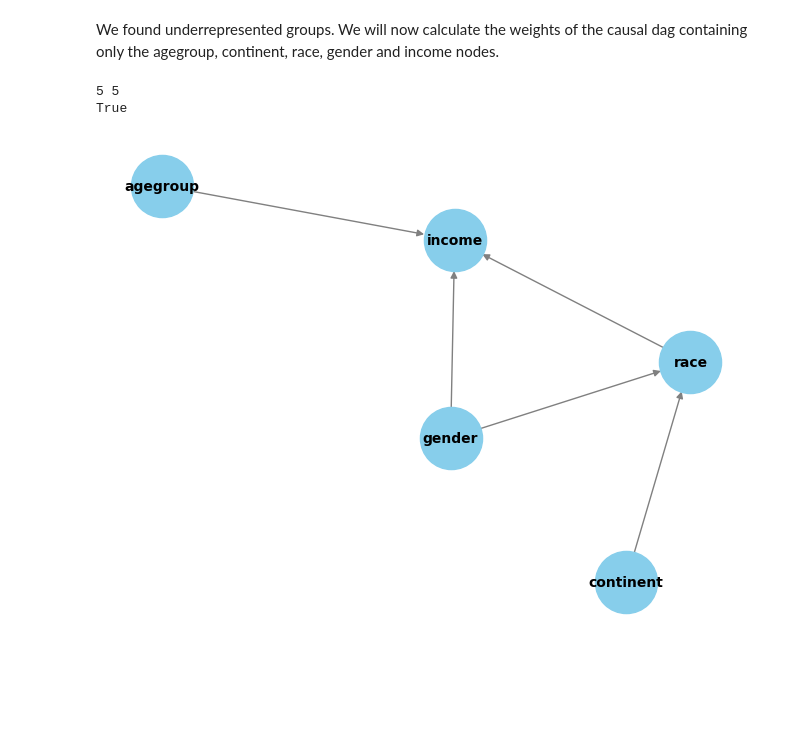
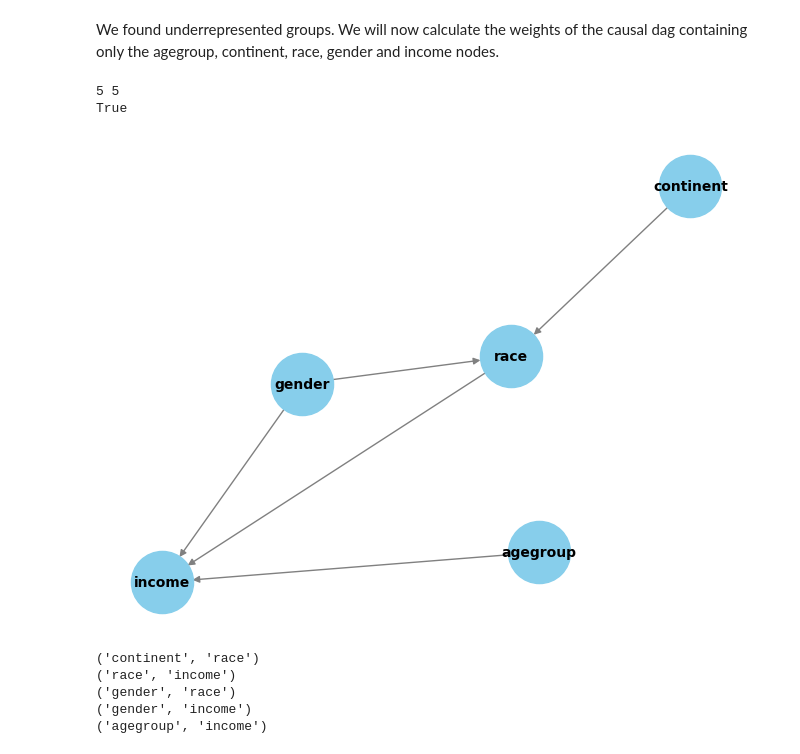
Before and after one commit to Strugoeden121/DataScience236006-Final, a Jupyter notebook: proj.ipynb, the cells around one changed output. Saved outputs shown, nothing was run; the diff lists cells and outputs as text; code cells hidden in the pictures; blank space fills up the shorter version.

```diff
--- a/proj.ipynb
+++ b/proj.ipynb
@@ -264,47 +264,46 @@ dag_data = [
     ('gender', 'race'),
     ('gender', 'relationship'),
     ('gender', 'work_class'),
     ('gender', 'work_class'),
     ('work_class', 'income'),
 ]
 
 # keep only unique tuples
 dag_data = list(set(dag_data))
 # keep only tupples with both nodes conatained in the features: [age, gender, race, native-country, income]
 dag_data = [row for row in dag_data if row[0] in relevant_features and row[1] in relevant_features]
 # rename native-country to continent and age to agegroup
 dag_data = [(row[0].replace('native-country', 'continent').replace('age', 'agegroup'), row[1].replace('native-country', 'continent').replace('age', 'agegroup')) for row in dag_data]
 
 outcome_node = 'income'
 treatment_node_to_possible_treatments = {
     'agegroup': ['YoungAdults', 'Adults', 'MiddleAged', 'Senior', 'Kids'],
     'continent': ['North America', 'Central America', 'Asia', 'Europe', 'South America', 'Other'],
     'race': ['White', 'Black', 'Asian-Pac-Islander', 'Amer-Indian-Eskimo', 'Other'],
-    'gender': ['Male', 'Female']}
-    # 'income': ['<=50K', '>50K']}
+    'gender': ['Male', 'Female'],
+    'income': ['<=50K', '>50K'],
+    }
 
-# categorical_cols = ['agegroup', 'continent', 'race', 'gender', 'income']
-# print()
-# # convert the categorical columns to one-hot encoding
-# adult_dataset = pd.get_dummies(adult_dataset, columns=categorical_cols, drop_first=True)
-# for dag_data_edge in dag_data:
-#     if dag_data_edge[0] in categorical_cols:
-#         dag_data += [(f'{dag_data_edge[0]}_{treatment}', dag_data_edge[1]) for treatment in treatment_node_to_possible_treatments[dag_data_edge[0]]]
-#     if dag_data_edge[1] in categorical_cols:
-#         dag_data += [(dag_data_edge[0], f'{dag_data_edge[1]}_{treatment}') for treatment in treatment_node_to_possible_treatments[dag_data_edge[1]]]
-
-# edit the dag to include the one-hot encoded columns
 dag = nx.DiGraph(dag_data)
 print(len(dag.nodes), len(dag.edges))
 
 print(nx.is_directed_acyclic_graph(dag))
 # Draw the dag
 
 nx.draw(dag, with_labels=True, node_size=2000, node_color='skyblue', font_size=10, font_weight='bold', edge_color='gray', pos=nx.spring_layout(dag))
 # %% [output]
 5 5
 True
-[figure, old version]
+[figure, new version]
+# %%
+for edge in dag.edges:
+    print(edge)
+# %% [output]
+('continent', 'race')
+('race', 'income')
+('gender', 'race')
+('gender', 'income')
+('agegroup', 'income')
 # %%
 # For each node in the DAG, calculate the ATE of each possible treatment on the income feature, using dowhy
 import dowhy
```
Also changed, not shown: parts of 5 cells of this notebook.
